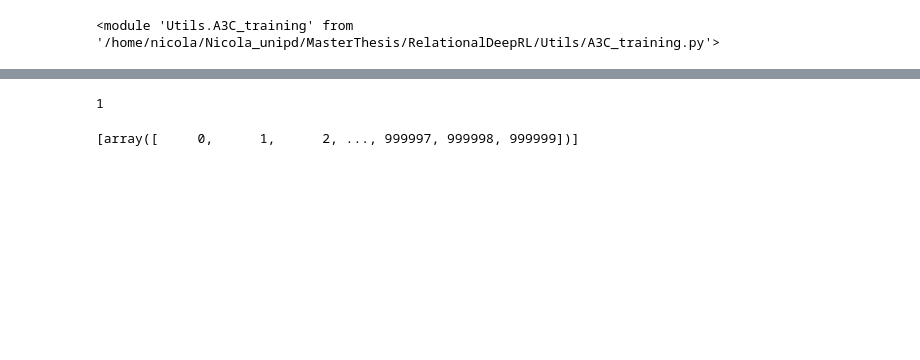
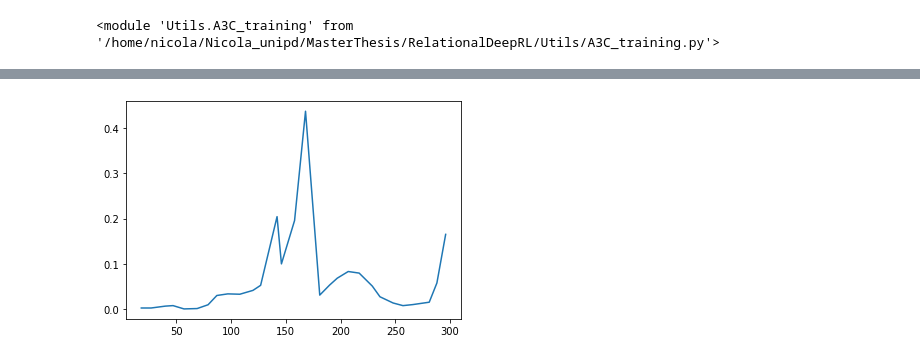
Before and after one commit to nicoladainese96/RelationalDeepRL, a Jupyter notebook: Multiprocessing.ipynb, the cells around one changed output, grey strips where cells are left out. Cells and saved outputs as stored; diff of their text form; code cells hidden in the pictures; blank space fills up the shorter version.

```diff
--- a/Multiprocessing.ipynb
+++ b/Multiprocessing.ipynb
@@ -14,7 +14,7 @@ game_params = dict(x=X, y=Y, initial=initial, goal=goal, max_steps=MAX_STEPS,
                    greyscale_state=True, return_ohe=True)
 # %%
 relational_HPs = torch.load("Results/Sandbox/Supervised/best_HP_S_chosen-residual_UMUT")
-relational_HPs['n_features'] = 16 # reduce because otherwise it crashes
+relational_HPs['n_features'] = 256 # reduce because otherwise it crashes
 relational_HPs
 # %% [output]
 {'n_kernels': 36,
@@ -24,13 +24,17 @@ relational_HPs
  'feature_hidden_dim': 16,
  'feature_n_residuals': 1}
 # %%
-name = "OheNet"
+#name = "OheNet"
+name = "GatedBoxWorldNet"
 action_space = 4
 #n_features = 16
 
 #HPs = dict(gamma=0.99, tau=0.3, n_steps=5, H=1e-3, **relational_HPs)
-HPs = dict(gamma=0.99, tau=0.3, n_steps=5, H=1e-3, n_features=32, map_size=X)
+HPs = dict(gamma=0.99, n_steps=5, H=1e-3, **relational_HPs)
+#HPs = dict(gamma=0.99, tau=0.3, n_steps=5, H=1e-3, n_features=256, map_size=X)
+#HPs = dict(gamma=0.99, n_steps=5, H=1e-3, n_features=256, map_size=X)
 learning_rate = 1e-4
+shared_architecture = True
 
 if torch.cuda.is_available():
     HPs['device'] = 'cuda'
@@ -38,6 +42,7 @@ else:
     HPs['device'] = 'cpu'
 
 print("Using device "+HPs['device'])
-agent_constructor = ActorCriticConstructor(name, True, action_space, **HPs)
+agent_constructor = ActorCriticConstructor_no_trg(name, shared_architecture, action_space, **HPs)
+#agent_constructor = ActorCriticConstructor(name, shared_architecture, action_space, **HPs)
 # %% [output]
 Using device cpu
@@ -51,7 +56,7 @@ reload(A3C_training)
 # %% [output]
 <module 'Utils.A3C_training' from '/home/nicola/Nicola_unipd/MasterThesis/RelationalDeepRL/Utils/A3C_training.py'>
 # %%
-results = A3C_training.train_sandbox(agent_constructor, learning_rate, game_params, n_training_threads=3, n_episodes=10,
+results = A3C_training.train_sandbox(agent_constructor, learning_rate, game_params, n_training_threads=3, n_episodes=100,
                   max_steps=MAX_STEPS, return_agent=True, random_init=True)
 # %% [output]
 Test process started
@@ -85,4 +78,0 @@ q.put(1, block=False)
-# %%
-q.get()
-# %% [output]
-1
@@ -95,9 +79,8 @@ def wait_and_put(q):
-# %%
-q = mp.Queue()
-p = mp.Process(target=wait_and_put, args=(q,))
-p.start()
-result = q.get()
-print(result)
-p.join()
-# %% [output]
-[array([     0,      1,      2, ..., 999997, 999998, 999999])]
+# %%
+score, global_model, losses, steps_to_solve, optimizer_steps = results
+# %%
+import matplotlib.pyplot as plt
+plt.plot(optimizer_steps, losses['critic_losses'])
+plt.show()
+# %% [output]
+[figure, added]
```
Also changed, not shown: parts of 7 cells of this notebook, 5 other files.
